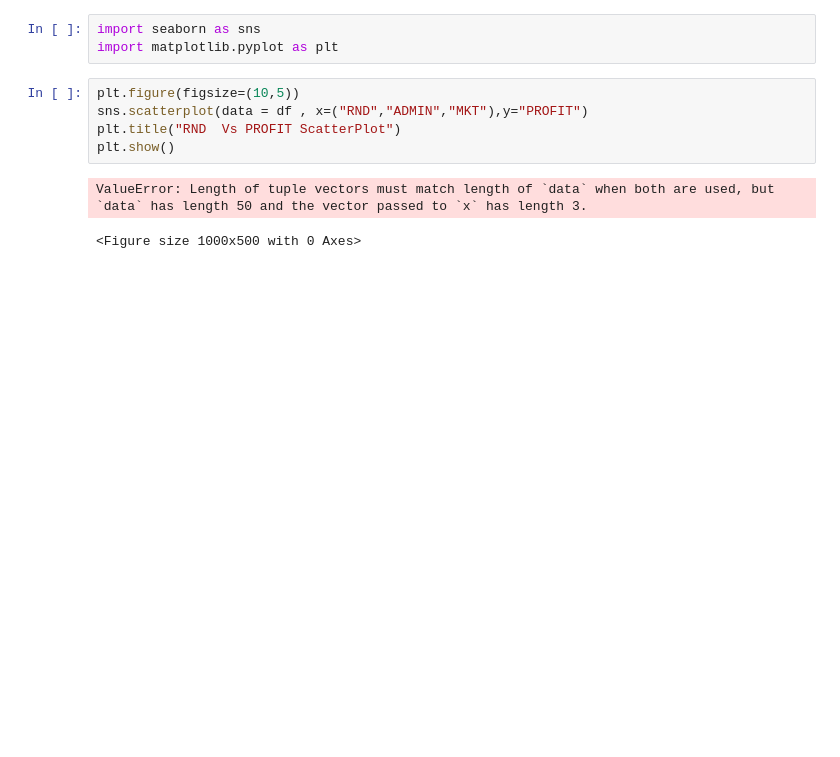
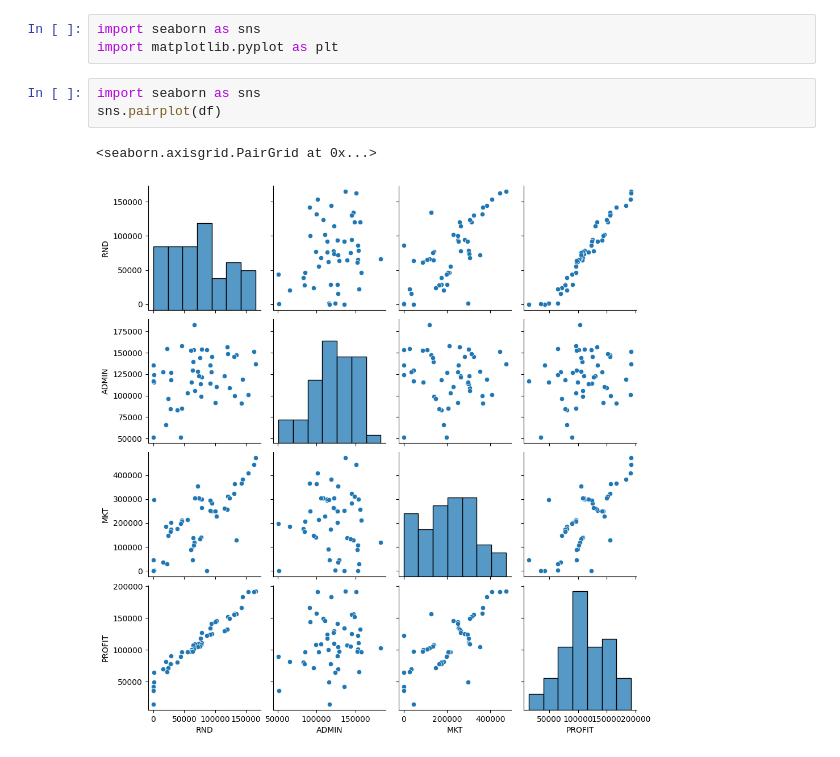
Before and after one commit to sapanagayakwad/Machine-Learning-1st, a Jupyter notebook: Multiple Linear Regression/MLR.ipynb, the cells around one changed output. Saved outputs shown, nothing was run; the diff lists cells and outputs as text; blank space fills up the shorter version.

```diff
--- a/Multiple Linear Regression/MLR.ipynb
+++ b/Multiple Linear Regression/MLR.ipynb
@@ -232,11 +232,9 @@ Index(['RND', 'ADMIN', 'MKT'], dtype='object')
 # %%
 import seaborn as sns
 import matplotlib.pyplot as plt
-# %%
-plt.figure(figsize=(10,5))
-sns.scatterplot(data = df , x=("RND","ADMIN","MKT"),y="PROFIT")
-plt.title("RND  Vs PROFIT ScatterPlot")
-plt.show()
-# %% [output]
-ValueError: Length of tuple vectors must match length of `data` when both are used, but `data` has length 50 and the vector passed to `x` has length 3.
-<Figure size 1000x500 with 0 Axes>
+# %%
+import seaborn as sns
+sns.pairplot(df)
+# %% [output]
+<seaborn.axisgrid.PairGrid at 0x...>
+[figure, added]
```
